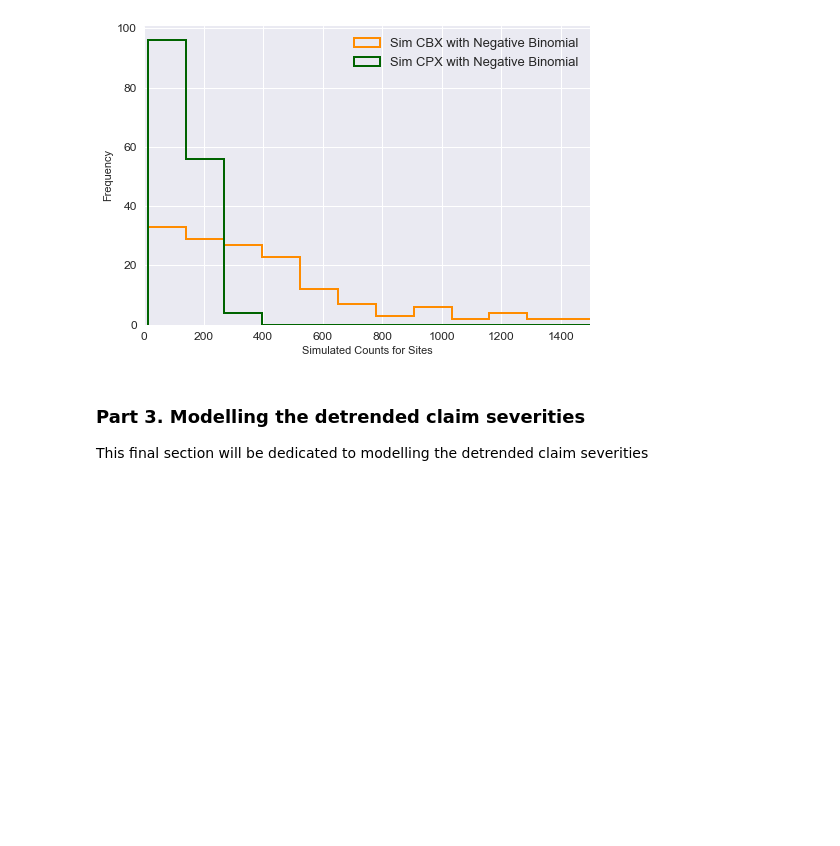
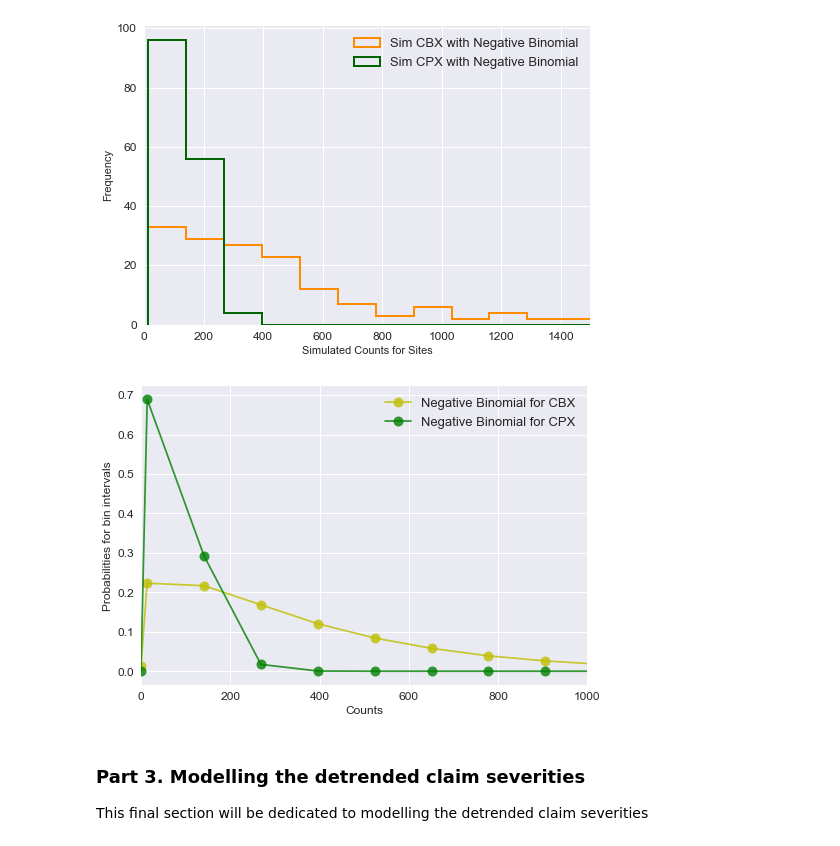
Before and after one commit to rcarcacheflores/ISEG-Dissertation, a Jupyter notebook: CH4 - Univariate Data Analysis/CH4 Final.ipynb, the cells around one changed output. Cells and saved outputs as stored; diff of their text form; code cells hidden in the pictures; blank space fills up the shorter version.

```diff
--- a/CH4 - Univariate Data Analysis/CH4 Final.ipynb
+++ b/CH4 - Univariate Data Analysis/CH4 Final.ipynb
@@ -458,6 +525,34 @@ plt.xlim([0,1500])
 plt.savefig('sim_rcounts_site.png', dpi=300, bbox_inches='tight')
 # %% [output]
 [figure]
+# %%
+bins2 = list(np.histogram_bin_edges(df['cbx'], bins='auto'))
+b2 = list(bins2)
+b2.insert(0,0)
+b2.append(20000)
+fp1 = []
+fp2 = []
+for k in range(1,len(b2)):
+    f = (ss.nbinom.cdf(b2[k], *BF.iloc[1,2]) - ss.nbinom.cdf(b2[k-1], *BF.iloc[1,2]))
+    f2 = (ss.nbinom.cdf(b2[k], *BF.iloc[1,3]) - ss.nbinom.cdf(b2[k-1], *BF.iloc[1,3]))
+    fp1.append(f)
+    fp2.append(f2)
+
+plt.xlabel('Counts', fontsize=12)
+plt.ylabel('Probabilities for bin intervals', fontsize=12)
+plt.xticks(fontsize=12)
+plt.yticks(fontsize=12)
+plt.plot(b2[:15], fp1[0:],'y-o', ms=10, label="Negative Binomial for CBX", alpha=0.8)
+plt.plot(b2[:15], fp2[0:],'g-o', ms=10, label="Negative Binomial for CPX", alpha=0.8)
+
+plt.xlim([0,1000])
+plt.legend(loc='upper right', fontsize=13)
+plt.xticks(fontsize=12)
+plt.yticks(fontsize=12)
+ax2.grid(False)
+plt.savefig('site_comparison_v2.png', dpi=300, bbox_inches='tight')
+# %% [output]
+[figure, added]
 # %% [markdown]
 ### Part 3. Modelling the detrended claim severities
 
```
Also changed, not shown: parts of 3 cells of this notebook.
